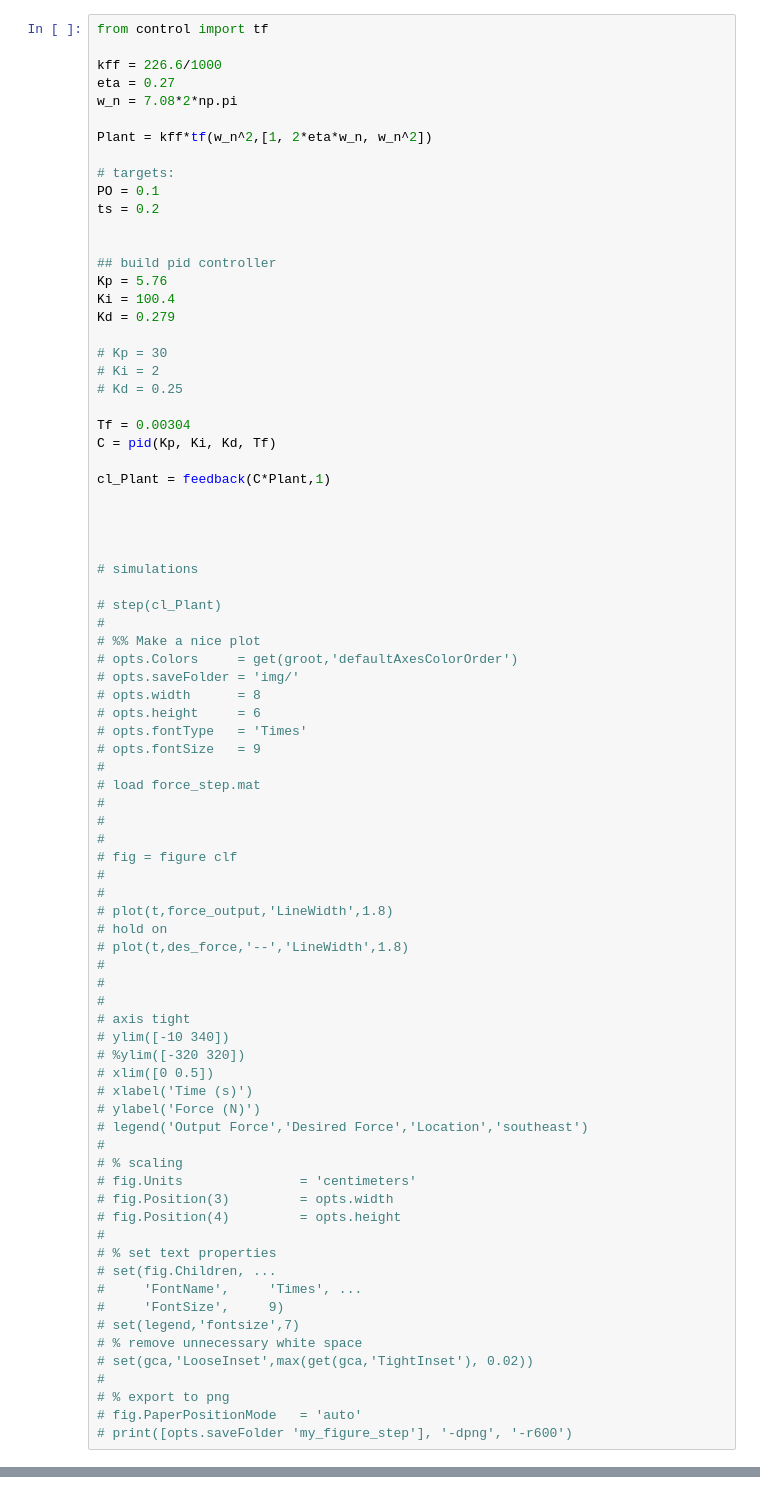
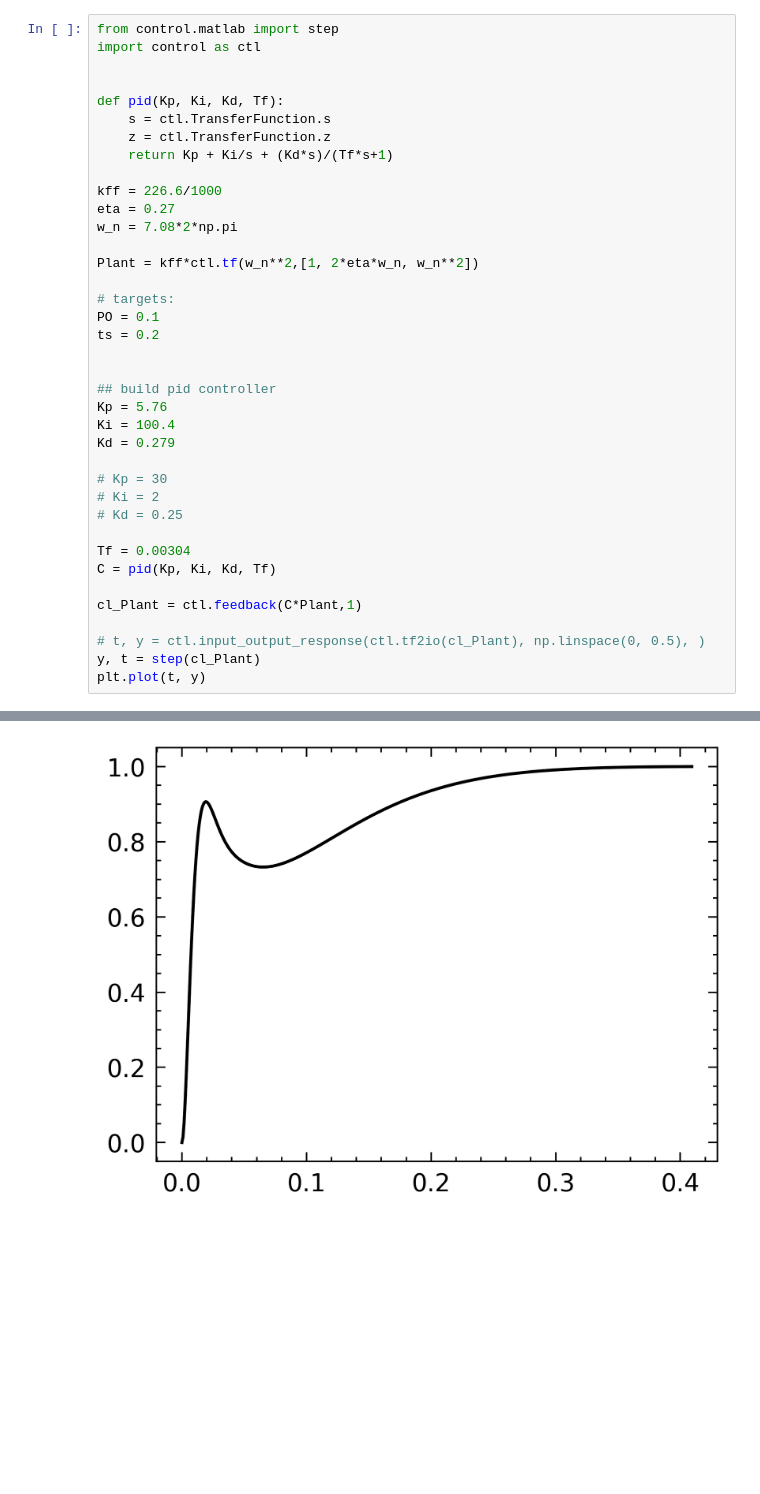
Before and after one commit to StephenWelch/actuator-math, a Jupyter notebook: figures.ipynb, the cells around one changed output, grey strips where cells are left out. Drawn from its saved outputs; the diff is of its cells as text; blank space fills up the shorter version.

```diff
--- a/figures.ipynb
+++ b/figures.ipynb
@@ -57,11 +59,18 @@ No artists with labels found to put in legend.  Note that artists whose label st
 # %%
-from control import tf
+from control.matlab import step
+import control as ctl
+
+
+def pid(Kp, Ki, Kd, Tf):
+    s = ctl.TransferFunction.s
+    z = ctl.TransferFunction.z
+    return Kp + Ki/s + (Kd*s)/(Tf*s+1)
 
 kff = 226.6/1000
 eta = 0.27
 w_n = 7.08*2*np.pi
 
-Plant = kff*tf(w_n^2,[1, 2*eta*w_n, w_n^2])
+Plant = kff*ctl.tf(w_n**2,[1, 2*eta*w_n, w_n**2])
 
 # targets:
 PO = 0.1
@@ -80,58 +89,9 @@ Kd = 0.279
 Tf = 0.00304
 C = pid(Kp, Ki, Kd, Tf)
 
-cl_Plant = feedback(C*Plant,1)
+cl_Plant = ctl.feedback(C*Plant,1)
 
-
-
-
-# simulations
-
-# step(cl_Plant)
-#
-# %% Make a nice plot
-# opts.Colors     = get(groot,'defaultAxesColorOrder')
-# opts.saveFolder = 'img/'
-# opts.width      = 8
-# opts.height     = 6
-# opts.fontType   = 'Times'
-# opts.fontSize   = 9
-#
-# load force_step.mat
-#
-#
-#
-# fig = figure clf
-#
-#
-# plot(t,force_output,'LineWidth',1.8)
-# hold on
-# plot(t,des_force,'--','LineWidth',1.8)
-#
-#
-#
-# axis tight
-# ylim([-10 340])
-# %ylim([-320 320])
-# xlim([0 0.5])
-# xlabel('Time (s)')
-# ylabel('Force (N)')
-# legend('Output Force','Desired Force','Location','southeast')
-#
-# % scaling
-# fig.Units               = 'centimeters'
-# fig.Position(3)         = opts.width
-# fig.Position(4)         = opts.height
-#
-# % set text properties
-# set(fig.Children, ...
-#     'FontName',     'Times', ...
-#     'FontSize',     9)
-# set(legend,'fontsize',7)
-# % remove unnecessary white space
-# set(gca,'LooseInset',max(get(gca,'TightInset'), 0.02))
-#
-# % export to png
-# fig.PaperPositionMode   = 'auto'
-# print([opts.saveFolder 'my_figure_step'], '-dpng', '-r600')
+# t, y = ctl.input_output_response(ctl.tf2io(cl_Plant), np.linspace(0, 0.5), )
+y, t = step(cl_Plant)
+plt.plot(t, y)
 # %% [output]
@@ -138,0 +99 @@ TypeError: unsupported operand type(s) for ^: 'float' and 'int'
+[figure, added]
```
Also changed, not shown: parts of 4 cells of this notebook, 1 other file.
